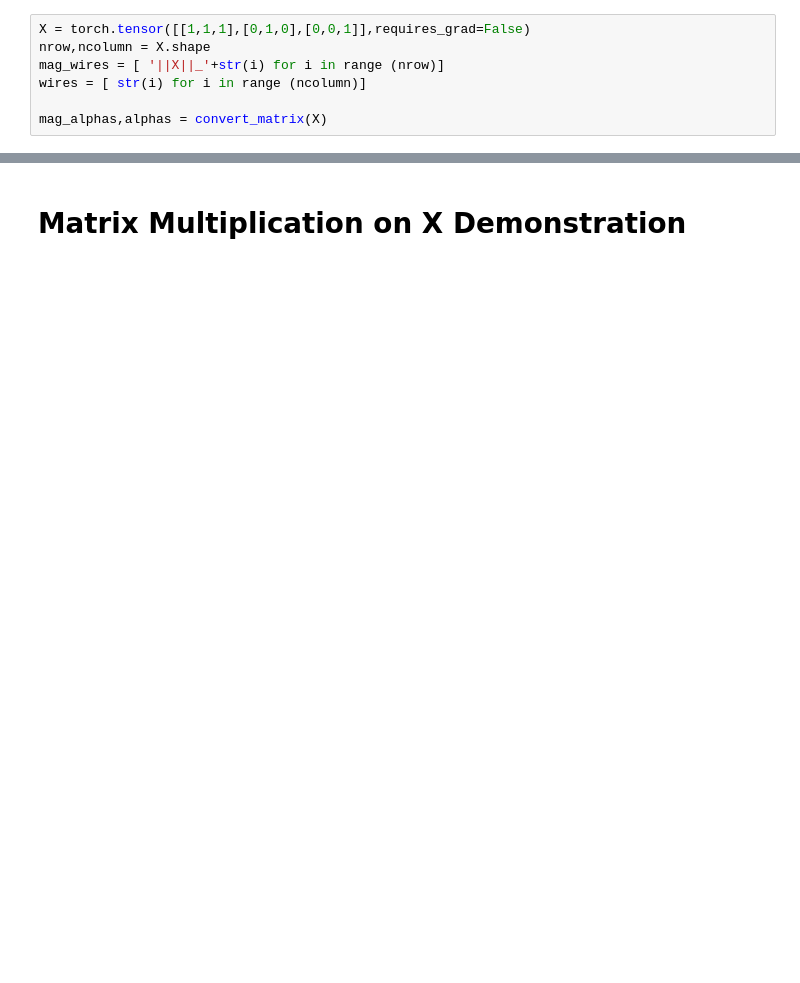
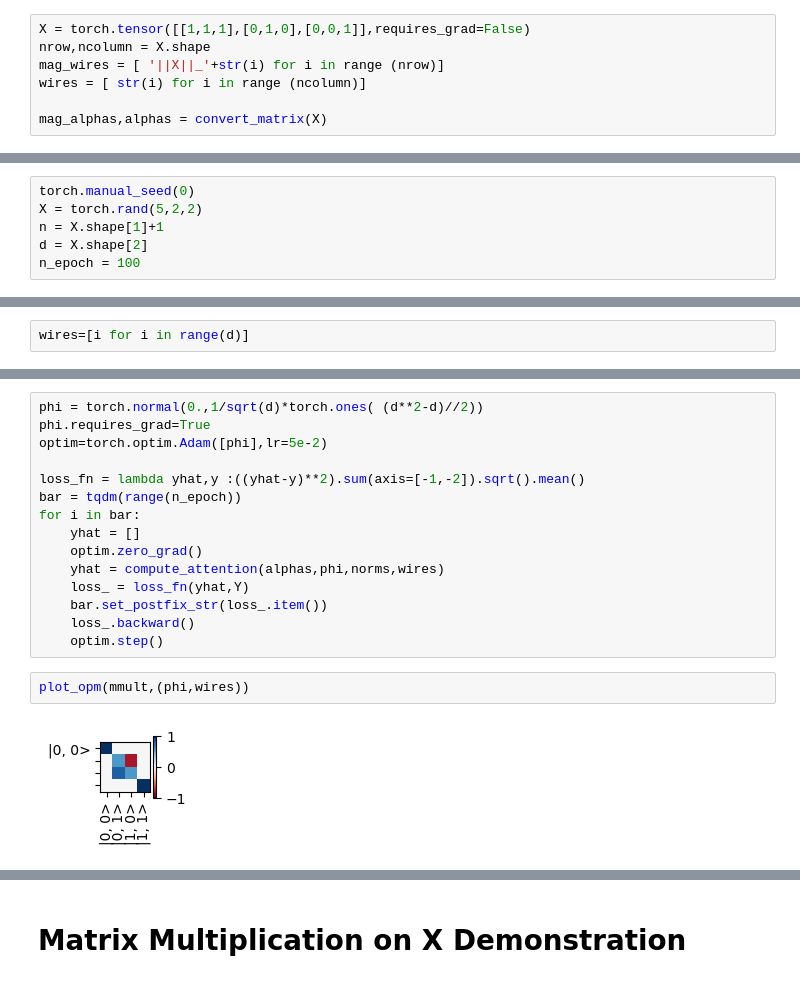
Before and after one commit to EyupBunlu/QViT_HEP_ML4Sci, a Jupyter notebook: Introduction.ipynb, the cells around one changed output, grey strips where cells are left out. Saved outputs shown, nothing was run; the diff lists cells and outputs as text; blank space fills up the shorter version.

```diff
--- a/Introduction.ipynb
+++ b/Introduction.ipynb
@@ -82,0 +108,6 @@ Text(0.5, 1.0, "Matrix Loader's Matrix Representation for Loading X")
+# %%
+torch.manual_seed(0)
+X = torch.rand(5,2,2)
+n = X.shape[1]+1
+d = X.shape[2]
+n_epoch = 100
@@ -82,0 +123,2 @@ Text(0.5, 1.0, "Matrix Loader's Matrix Representation for Loading X")
+# %%
+wires=[i for i in range(d)]
@@ -82,0 +148,19 @@ Text(0.5, 1.0, "Matrix Loader's Matrix Representation for Loading X")
+# %%
+phi = torch.normal(0.,1/sqrt(d)*torch.ones( (d**2-d)//2))
+phi.requires_grad=True
+optim=torch.optim.Adam([phi],lr=5e-2)
+
+loss_fn = lambda yhat,y :((yhat-y)**2).sum(axis=[-1,-2]).sqrt().mean()
+bar = tqdm(range(n_epoch))
+for i in bar:
+    yhat = []
+    optim.zero_grad()
+    yhat = compute_attention(alphas,phi,norms,wires)
+    loss_ = loss_fn(yhat,Y)
+    bar.set_postfix_str(loss_.item())
+    loss_.backward()
+    optim.step()
+# %%
+plot_opm(mmult,(phi,wires))
+# %% [output]
+[figure, added]
```
Also changed, not shown: parts of 15 cells of this notebook.
